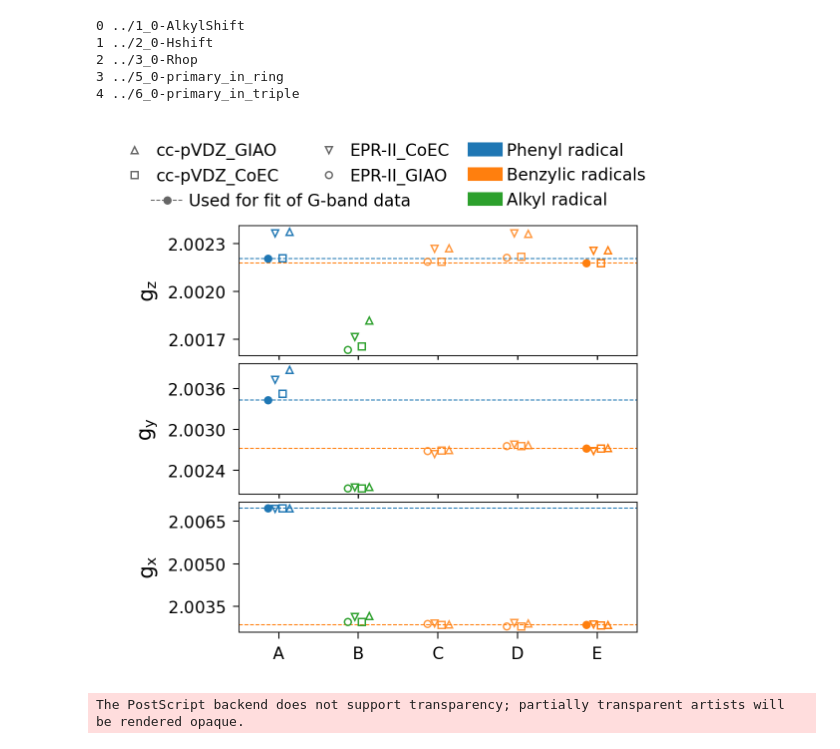
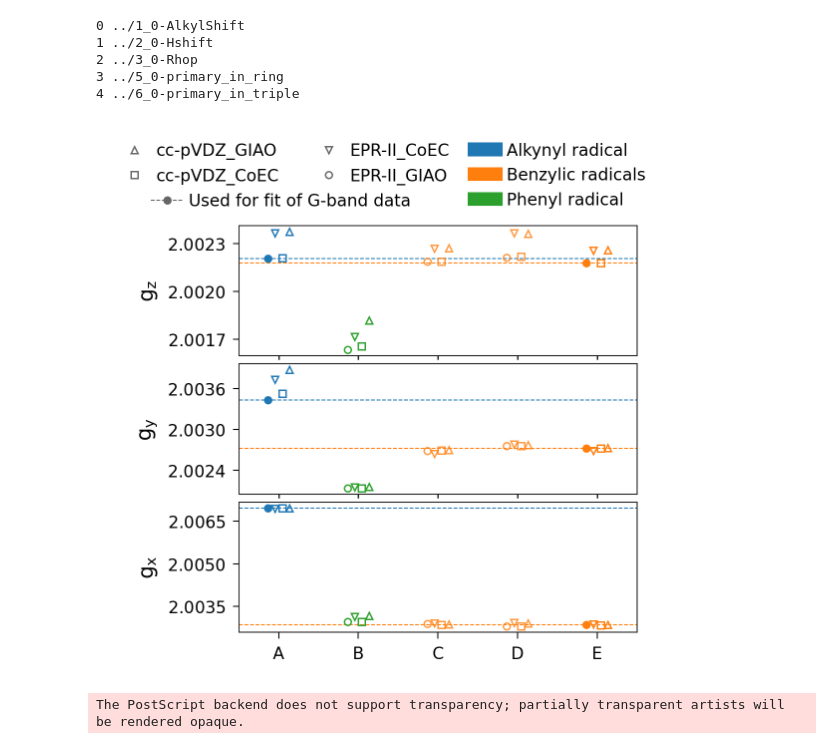
Before and after one commit to graeter-group/g-tensors-PPEpaper, a Jupyter notebook: analysis/results.ipynb, the cells around one changed output. Drawn from its saved outputs; the diff is of its cells as text; code cells hidden in the pictures.

Commit message:
BUG: Phenyl and Alkynyl switched

```diff
--- a/analysis/results.ipynb
+++ b/analysis/results.ipynb
@@ -128,35 +128,35 @@ legend.get_frame().set_alpha(0)
 
 
 color_patches = [mpl.patches.Patch(color=c0), mpl.patches.Patch(color=c1), mpl.patches.Patch(color=c2)]
-color_labels = ['Phenyl radical', 'Benzylic radicals', 'Alkyl radical']
+color_labels = ['Alkynyl radical', 'Benzylic radicals', 'Phenyl radical']
 sp.add_space()
 legend2 = sp.spaces[1].frame.legend(color_patches,
                         color_labels,
                         loc='center left',
                         bbox_to_anchor=(0.630, 0.935 - upper_shift),
                         ncols=1,
                         fontsize=8,
                         handletextpad=0.3)
 legend2.get_frame().set_alpha(0)
 
 sp.add_space()
 sp.spaces[2].frame.plot([], 'o--',
                         lw =0.5,
                         ms=ms_per_method[index],
                         color=(0.4,0.4,0.4),
                         label='Used for fit of G-band data',
                         markeredgewidth=0.7)
 legend3 = sp.spaces[2].frame.legend(
                         loc='upper center',
                         bbox_to_anchor=(0.3, 0.93 - upper_shift),
                         ncols=1,
                         fontsize=8,
                         handletextpad=0.3)
 legend3.get_frame().set_alpha(0)
 
 #sp.spaces[0].show_frame(majordelta=0.1, minordelta=0.025)
 # %% [output]
-[figure, old version]
+[figure, new version]
 # %%
 sp.fig.savefig('g-values.eps', dpi=300)
 # %% [output]
```
Also changed, not shown: 3 other files.
